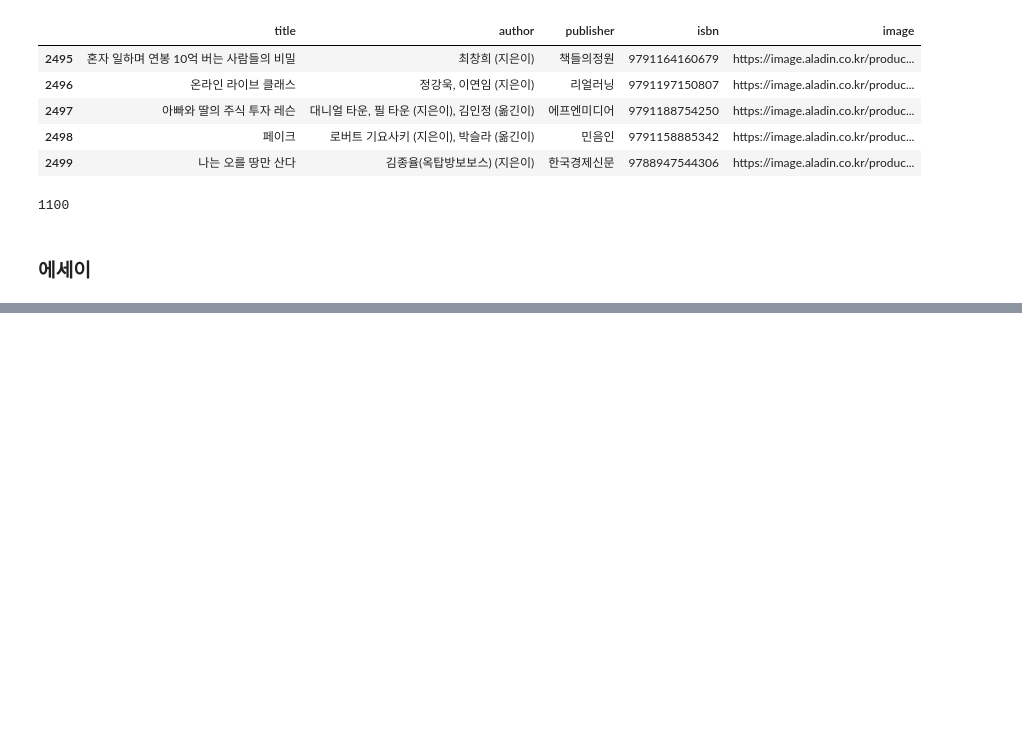
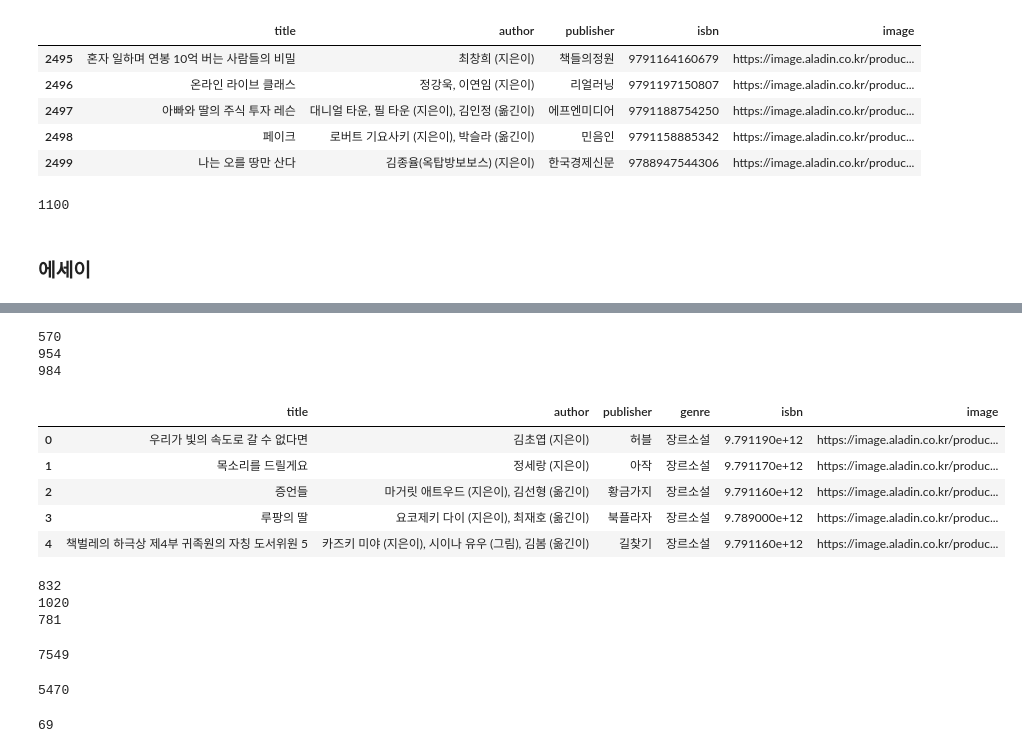
Before and after one commit to Kyounglin-Kim/TIL, a Jupyter notebook: Crawling/도서크롤링.ipynb, the cells around one changed output, grey strips where cells are left out. Cells and saved outputs as stored; diff of their text form; code cells hidden in the pictures; blank space fills up the shorter version.

```diff
--- a/Crawling/도서크롤링.ipynb
+++ b/Crawling/도서크롤링.ipynb
@@ -362,0 +822,2 @@ essay04_06.to_csv('C:\\Users\\kim23\\data\\final\\essay04_06.csv',index=False,en
+# %%
+genre_fiction = pd.read_csv('./data/final/genre_fiction_remove_df.csv')
@@ -362,0 +847,22 @@ essay04_06.to_csv('C:\\Users\\kim23\\data\\final\\essay04_06.csv',index=False,en
+# %%
+ge_fi = pd.read_csv('./data/final/genre_fiction_remove_filtered.csv',encoding='CP949')
+# %%
+# 소설 필요없는 데이터 제거
+print(len(ge_fi))
+print(len(genre_fiction))
+
+check_ge= pd.merge(ge_fi,genre_fiction,how='outer',on='title')
+print(len(check_ge))
+# %% [output]
+570
+954
+984
+# %%
+check_ge.head()
+# %% [output]
+|  | title | author | publisher | genre | isbn | image |
+| 0 | 우리가 빛의 속도로 갈 수 없다면 | 김초엽 (지은이) | 허블 | 장르소설 | 9.791190e+12 | https://image.aladin.co.kr/produc... |
+| 1 | 목소리를 드릴게요 | 정세랑 (지은이) | 아작 | 장르소설 | 9.791170e+12 | https://image.aladin.co.kr/produc... |
+| 2 | 증언들 | 마거릿 애트우드 (지은이), 김선형 (옮긴이) | 황금가지 | 장르소설 | 9.791160e+12 | https://image.aladin.co.kr/produc... |
+| 3 | 루팡의 딸 | 요코제키 다이 (지은이), 최재호 (옮긴이) | 북플라자 | 장르소설 | 9.789000e+12 | https://image.aladin.co.kr/produc... |
+| 4 | 책벌레의 하극상 제4부 귀족원의 자칭 도서위원 5 | 카즈키 미야 (지은이), 시이나 유우 (그림), 김봄 (옮긴이) | 길찾기 | 장르소설 | 9.791160e+12 | https://image.aladin.co.kr/produc... |
@@ -362,0 +872,11 @@ essay04_06.to_csv('C:\\Users\\kim23\\data\\final\\essay04_06.csv',index=False,en
+# %%
+# 소설 필요없는 데이터 제거
+print(len(fic_po_fi))
+print(len(fiction_poem))
+
+check_fi_po= pd.merge(fiction_poem,fic_po_fi,how='inner')
+print(len(check_fi_po))
+# %% [output]
+832
+1020
+781
@@ -362,0 +886,14 @@ essay04_06.to_csv('C:\\Users\\kim23\\data\\final\\essay04_06.csv',index=False,en
+# %%
+len(book_df)
+# %% [output]
+7549
+# %%
+book_df_a = book_df.drop_duplicates('title',keep='first')
+len(book_df_a)
+# %% [output]
+5470
+# %%
+bbb = book_df.drop_duplicates('isbn',keep='first')
+len(bbb)
+# %% [output]
+69
```
Also changed, not shown: parts of 67 cells of this notebook.
